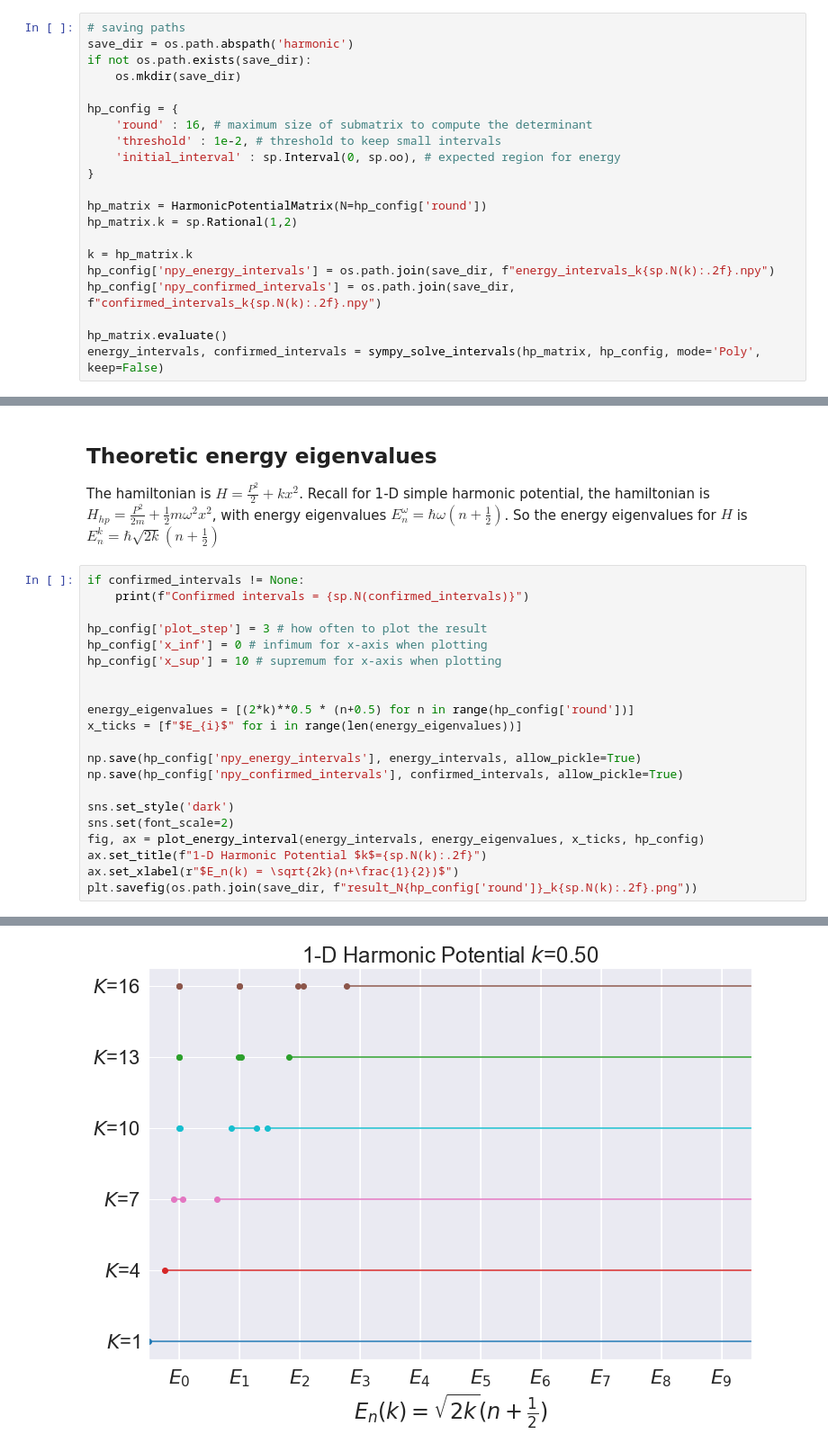
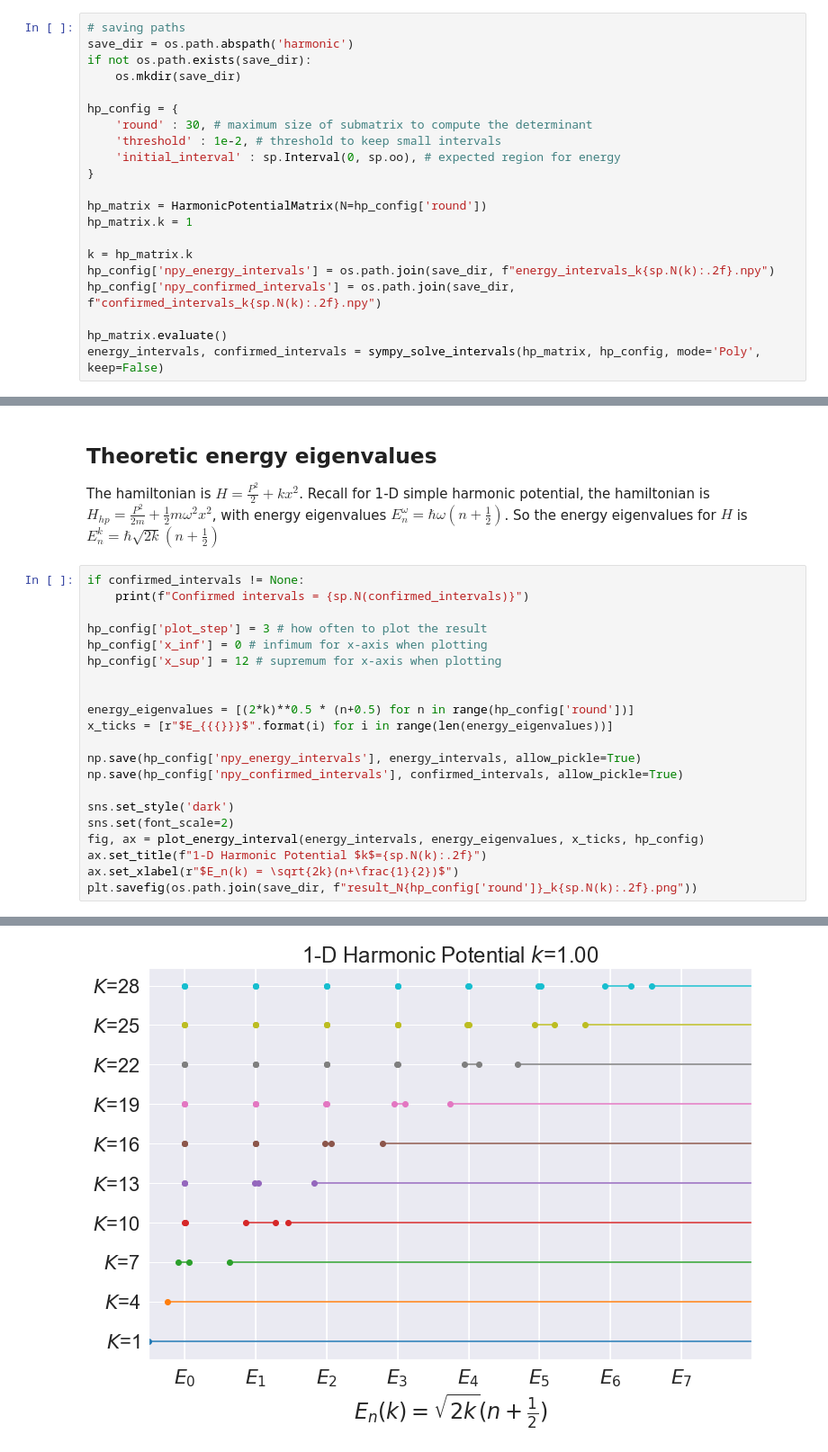
Before and after one commit to maplexgitx0302/NTU-Bootstrapping_QM, a Jupyter notebook: harmonic_sympy.ipynb, the cells around one changed output, grey strips where cells are left out. Shown at 90% size. Drawn from its saved outputs; the diff is of its cells as text.

```diff
--- a/harmonic_sympy.ipynb
+++ b/harmonic_sympy.ipynb
@@ -112,13 +112,13 @@ if not os.path.exists(save_dir):
     os.mkdir(save_dir)
 
 hp_config = {
-    'round' : 16, # maximum size of submatrix to compute the determinant
+    'round' : 30, # maximum size of submatrix to compute the determinant
     'threshold' : 1e-2, # threshold to keep small intervals
     'initial_interval' : sp.Interval(0, sp.oo), # expected region for energy
 }
 
 hp_matrix = HarmonicPotentialMatrix(N=hp_config['round'])
-hp_matrix.k = sp.Rational(1,2)
+hp_matrix.k = 1
 
 k = hp_matrix.k
 hp_config['npy_energy_intervals'] = os.path.join(save_dir, f"energy_intervals_k{sp.N(k):.2f}.npy")
@@ -154,11 +138,11 @@ if confirmed_intervals != None:
 
 hp_config['plot_step'] = 3 # how often to plot the result
 hp_config['x_inf'] = 0 # infimum for x-axis when plotting
-hp_config['x_sup'] = 10 # supremum for x-axis when plotting
+hp_config['x_sup'] = 12 # supremum for x-axis when plotting
 
 
 energy_eigenvalues = [(2*k)**0.5 * (n+0.5) for n in range(hp_config['round'])]
-x_ticks = [f"$E_{i}$" for i in range(len(energy_eigenvalues))]
+x_ticks = [r"$E_{{{}}}$".format(i) for i in range(len(energy_eigenvalues))]
 
 np.save(hp_config['npy_energy_intervals'], energy_intervals, allow_pickle=True)
 np.save(hp_config['npy_confirmed_intervals'], confirmed_intervals, allow_pickle=True)
@@ -174 +158 @@ Confirmed intervals = Union(Interval(0.496653865329086, 0.501336803622369), Inte
-[figure, old version]
+[figure, new version]
```
Also changed, not shown: parts of 2 cells of this notebook, 2 other files.
